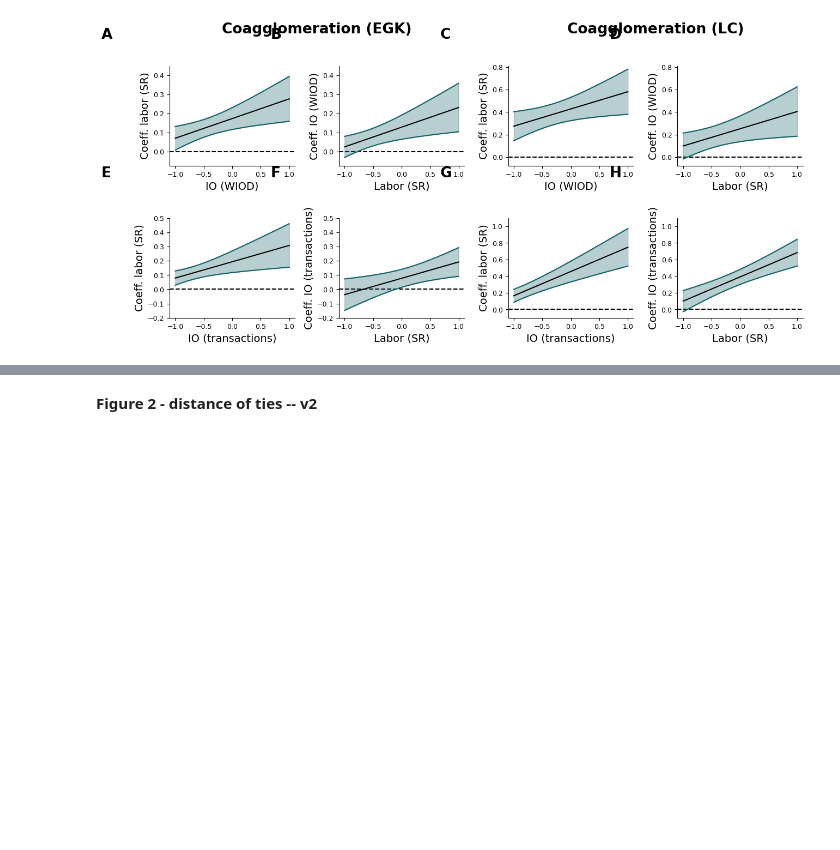
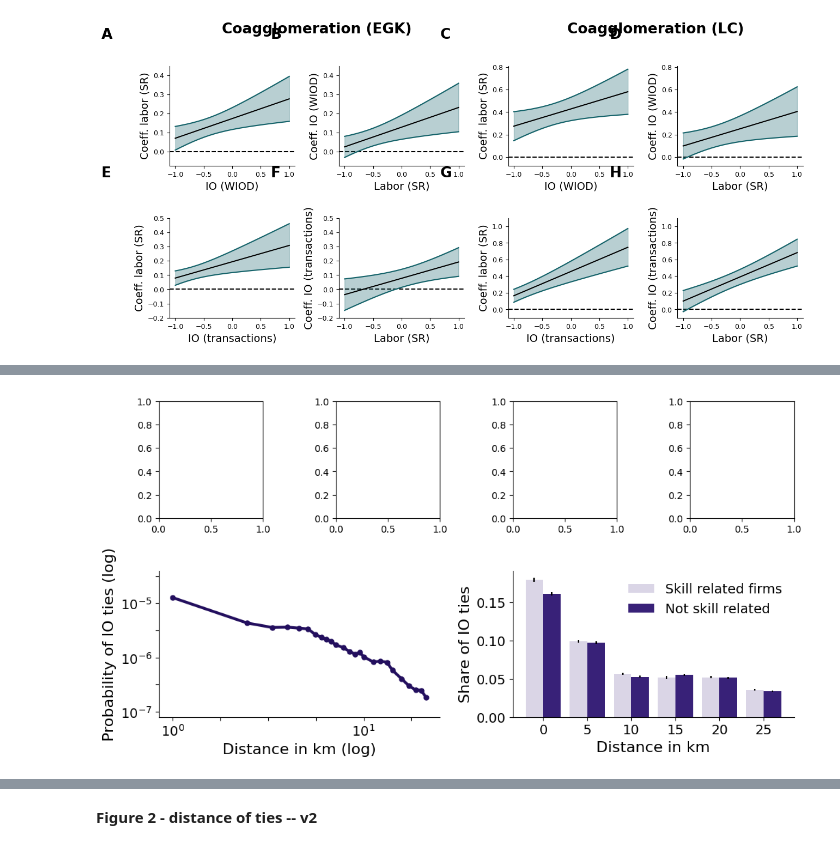
Before and after one commit to sandorjuhasz/coagglomeration, a Jupyter notebook: code/03_main_figures.ipynb, the cells around one changed output, grey strips where cells are left out. Cells and saved outputs as stored; diff of their text form; code cells hidden in the pictures; blank space fills up the shorter version.

```diff
--- a/code/03_main_figures.ipynb
+++ b/code/03_main_figures.ipynb
@@ -268,0 +409,19 @@ plt.savefig(f"../figures/mf02_interplots.png", dpi=300, bbox_inches='tight', fac
+# %%
+# calculations for SR / no-SR supplier connections
+ddf2["nr_io_no_sr_ties"] = ddf2["io_diff_ind"] - ddf2["nr_io_sr_ties"]
+ddf2["nr_io_no_sr_ties_total"] = ddf2["nr_io_no_sr_ties"].sum()
+ddf2["nr_io_sr_ties_total"] = ddf2["nr_io_sr_ties"].sum()
+
+# shares
+ddf2["share_io_no_sr_ties"] = ddf2["nr_io_no_sr_ties"] / ddf2["nr_io_no_sr_ties_total"]
+ddf2["share_io_sr_ties"] = ddf2["nr_io_sr_ties"] / ddf2["nr_io_sr_ties_total"]
+
+# standard errors for proportions sqrt(p*(1-p)/n) -- p : proportion, n : sample size
+ddf2["se_io_no_sr"] = np.sqrt(ddf2["share_io_no_sr_ties"]*(1-ddf2["share_io_no_sr_ties"])) / np.sqrt(ddf2["nr_io_sr_ties_total"])
+ddf2["share_io_no_sr_ties_ci"] = 1.96*(ddf2["se_io_no_sr"])
+#ddf2["share_io_no_sr_ties_ci"] = ddf2["share_io_no_sr_ties"] - 1.96*(ddf2["se_io_no_sr"])
+#ddf2["share_io_no_sr_ties_L"] = ddf2["share_io_no_sr_ties"] + 1.96*(ddf2["se_io_no_sr"])
+
+ddf2["se_io_sr"] = np.sqrt(ddf2["share_io_sr_ties"]*(1-ddf2["share_io_sr_ties"])) / np.sqrt(ddf2["nr_io_sr_ties_total"])
+ddf2["share_io_sr_ties_ci"] = 1.96*(ddf2["se_io_sr"])
+#ddf2["share_io_no_sr_ties_L"] = ddf2["share_io_no_sr_ties"] + 1.96*(ddf2["se_for_plot"])
@@ -268,0 +555,67 @@ plt.savefig(f"../figures/mf02_interplots.png", dpi=300, bbox_inches='tight', fac
+# %%
+# distance decay figure
+fig = plt.figure(figsize=(12,6))
+ax = [0]*6
+
+gs = GridSpec(2,4, figure=fig, height_ratios=[1, 1.25])
+ax[0] = fig.add_subplot(gs[0,0])
+ax[1] = fig.add_subplot(gs[0,1])
+ax[2] = fig.add_subplot(gs[0,2])
+ax[3] = fig.add_subplot(gs[0,3])
+ax[4] = fig.add_subplot(gs[1,0:2])
+ax[5] = fig.add_subplot(gs[1,2:])
+
+fontsize = 16
+fig.subplots_adjust(hspace=0.4, wspace=0.7)
+
+# E -- probability of ties
+ax[4].plot(ddf2["log_dist_combined"], ddf2["log_prob_io"], "o-", color="#230F5E", markersize=5, linewidth=3)
+ax[4].set_xticklabels(["", "$10^0$", "", "", "", "$10^1$", "", "", "", "$10^2$", ""], size=fontsize-2)
+#print(ax[4].get_xlim())
+#print(ax[4].get_ylim())
+ax[4].set_xlim(-0.15, 2.8)
+ax[4].set_ylim(-7.1, -4.4)
+ax[4].set_yticklabels(["", "$10^{-7}$", "", "$10^{-6}$", "", "$10^{-5}$"], size=fontsize-2)
+ax[4].set_xlabel("Distance in km (log)", size=fontsize)
+ax[4].set_ylabel("Probability of IO ties (log)", size=fontsize)
+ax[4].spines['top'].set_visible(False)
+ax[4].spines['right'].set_visible(False)
+
+
+
+# F -- barplot version
+limited_df = ddf2[ddf2["dist_combined"] <= 25]
+limited_df["dist_combined"] = limited_df["dist_combined"].astype(int)
+
+bar_width = 0.40
+index = np.arange(len(limited_df["dist_combined"]))
+
+ax[5].bar(
+        index,
+        limited_df["share_io_sr_ties"],
+        bar_width,
+        label="Skill related firms",
+        yerr=[limited_df["share_io_sr_ties_ci"], limited_df["share_io_sr_ties_ci"]],
+        capsize=0,
+        #color="#EDC266"
+        #color="#e6e3ed"
+        color="#dad5e6"
+)
+
+ax[5].bar(
+        index + bar_width,
+        limited_df["share_io_no_sr_ties"],
+        bar_width,
+        label="Not skill related",
+        yerr=[limited_df["share_io_no_sr_ties_ci"], limited_df["share_io_no_sr_ties_ci"]],
+        capsize=0,
+        color="#382178"
+)
+ax[5].set_xticks(index + bar_width / 2, limited_df["dist_combined"], size=fontsize-2)
+ax[5].set_xlabel("Distance in km", size=fontsize)
+ax[5].set_ylabel("Share of IO ties", size=fontsize)
+ax[5].tick_params("y", labelsize=(fontsize-2))
+ax[5].spines['top'].set_visible(False)
+ax[5].spines['right'].set_visible(False)
+ax[5].legend(loc="upper right", prop={'size': fontsize-2}, frameon=False)
+# %% [output]
@@ -268,0 +628 @@ plt.savefig(f"../figures/mf02_interplots.png", dpi=300, bbox_inches='tight', fac
+[figure, added]
```
Also changed, not shown: parts of 59 cells of this notebook.
